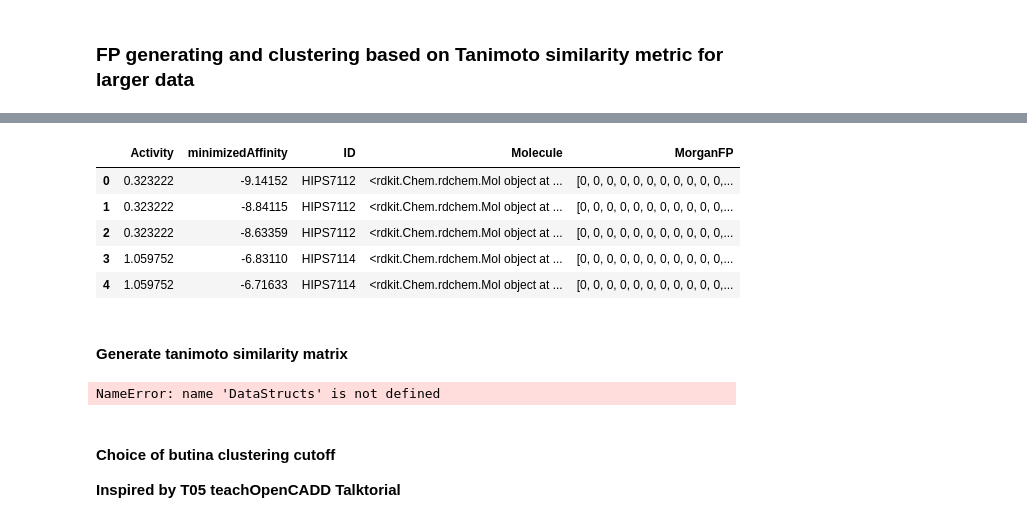
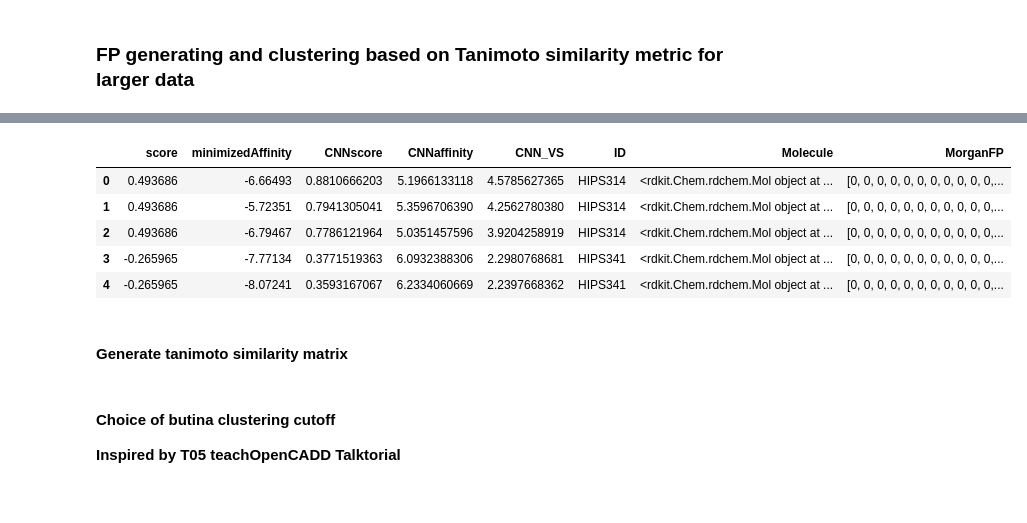
Before and after one commit to volkamerlab/MolDockLab, a Jupyter notebook: ECFT_VS_pipeline.ipynb, the cells around one changed output, grey strips where cells are left out. Cells and saved outputs as stored; diff of their text form; code cells hidden in the pictures.

Commit message:
use GNINA & add vinardo and ad4 rescoring functions

```diff
--- a/ECFT_VS_pipeline.ipynb
+++ b/ECFT_VS_pipeline.ipynb
@@ -166,7 +307,7 @@ minimizedAffinity  0.323994           1.000000
 ### FP generating and clustering based on Tanimoto similarity metric for larger data
 # %%
 # Add column with Morgan fingerprint
-docked_df = PandasTools.LoadSDF(smina_results_path, idName='ID', molColName='Molecule', strictParsing=False)
+docked_df = PandasTools.LoadSDF(gnina_results_path, idName='ID', molColName='Molecule', strictParsing=False)
 docked_df['MorganFP'] = docked_df.Molecule.apply(morgan_fp_generator)
 docked_df.head()
 # %% [output]
@@ -173,15 +331,13 @@ docked_df.head()
-|  | Activity | minimizedAffinity | ID | Molecule | MorganFP |
-| 0 | 0.323222 | -9.14152 | HIPS7112 | <rdkit.Chem.rdchem.Mol object at ... | [0, 0, 0, 0, 0, 0, 0, 0, 0, 0, 0,... |
-| 1 | 0.323222 | -8.84115 | HIPS7112 | <rdkit.Chem.rdchem.Mol object at ... | [0, 0, 0, 0, 0, 0, 0, 0, 0, 0, 0,... |
-| 2 | 0.323222 | -8.63359 | HIPS7112 | <rdkit.Chem.rdchem.Mol object at ... | [0, 0, 0, 0, 0, 0, 0, 0, 0, 0, 0,... |
-| 3 | 1.059752 | -6.83110 | HIPS7114 | <rdkit.Chem.rdchem.Mol object at ... | [0, 0, 0, 0, 0, 0, 0, 0, 0, 0, 0,... |
-| 4 | 1.059752 | -6.71633 | HIPS7114 | <rdkit.Chem.rdchem.Mol object at ... | [0, 0, 0, 0, 0, 0, 0, 0, 0, 0, 0,... |
+|  | score | minimizedAffinity | CNNscore | CNNaffinity | CNN_VS | ID | Molecule | MorganFP |
+| 0 | 0.493686 | -6.66493 | 0.8810666203 | 5.1966133118 | 4.5785627365 | HIPS314 | <rdkit.Chem.rdchem.Mol object at ... | [0, 0, 0, 0, 0, 0, 0, 0, 0, 0, 0,... |
+| 1 | 0.493686 | -5.72351 | 0.7941305041 | 5.3596706390 | 4.2562780380 | HIPS314 | <rdkit.Chem.rdchem.Mol object at ... | [0, 0, 0, 0, 0, 0, 0, 0, 0, 0, 0,... |
+| 2 | 0.493686 | -6.79467 | 0.7786121964 | 5.0351457596 | 3.9204258919 | HIPS314 | <rdkit.Chem.rdchem.Mol object at ... | [0, 0, 0, 0, 0, 0, 0, 0, 0, 0, 0,... |
+| 3 | -0.265965 | -7.77134 | 0.3771519363 | 6.0932388306 | 2.2980768681 | HIPS341 | <rdkit.Chem.rdchem.Mol object at ... | [0, 0, 0, 0, 0, 0, 0, 0, 0, 0, 0,... |
+| 4 | -0.265965 | -8.07241 | 0.3593167067 | 6.2334060669 | 2.2397668362 | HIPS341 | <rdkit.Chem.rdchem.Mol object at ... | [0, 0, 0, 0, 0, 0, 0, 0, 0, 0, 0,... |
 # %% [markdown]
 #### Generate tanimoto similarity matrix
 # %%
 tanimoto_matrix = tanimoto_distance_matrix((docked_df.MorganFP.to_list()))
-# %% [output]
-NameError: name 'DataStructs' is not defined
 # %% [markdown]
 #### Choice of butina clustering cutoff
 **Inspired by T05 teachOpenCADD Talktorial**
```
Also changed, not shown: parts of 28 cells of this notebook, 10 other files.
